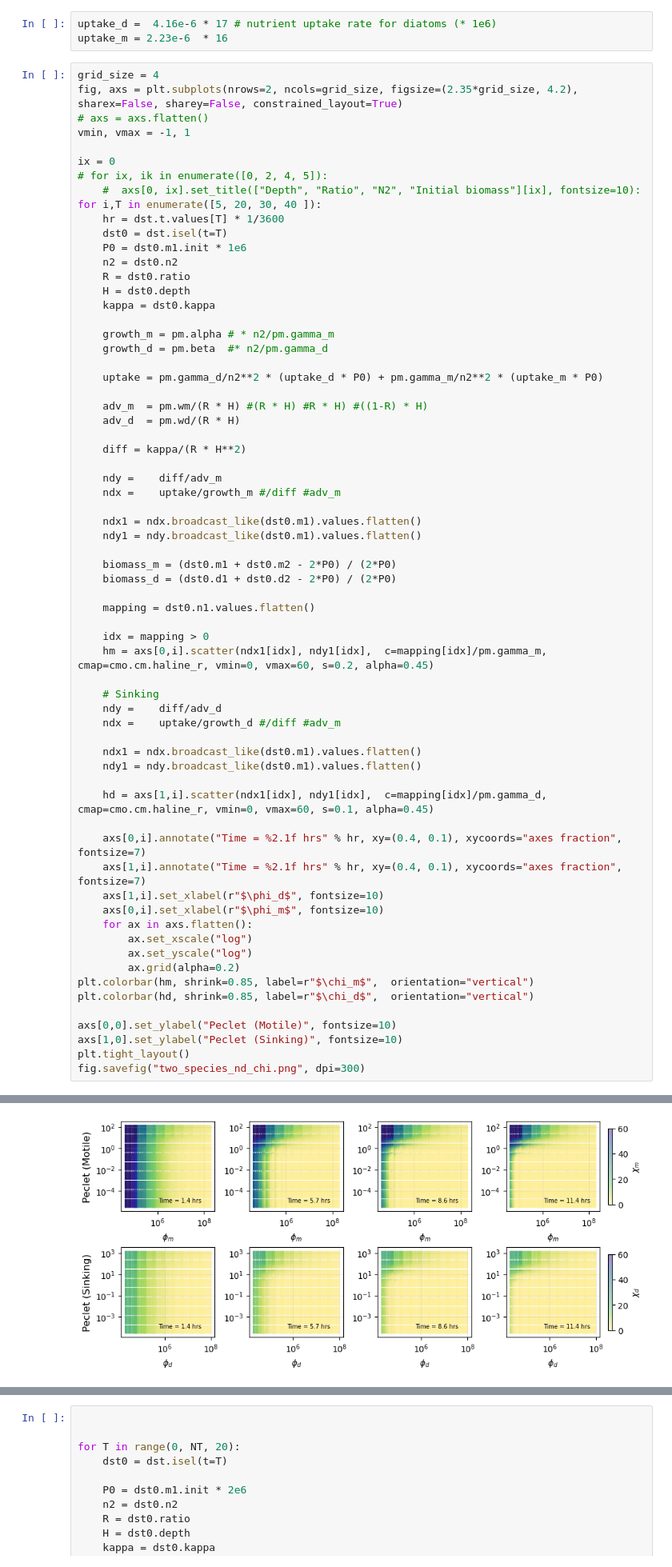
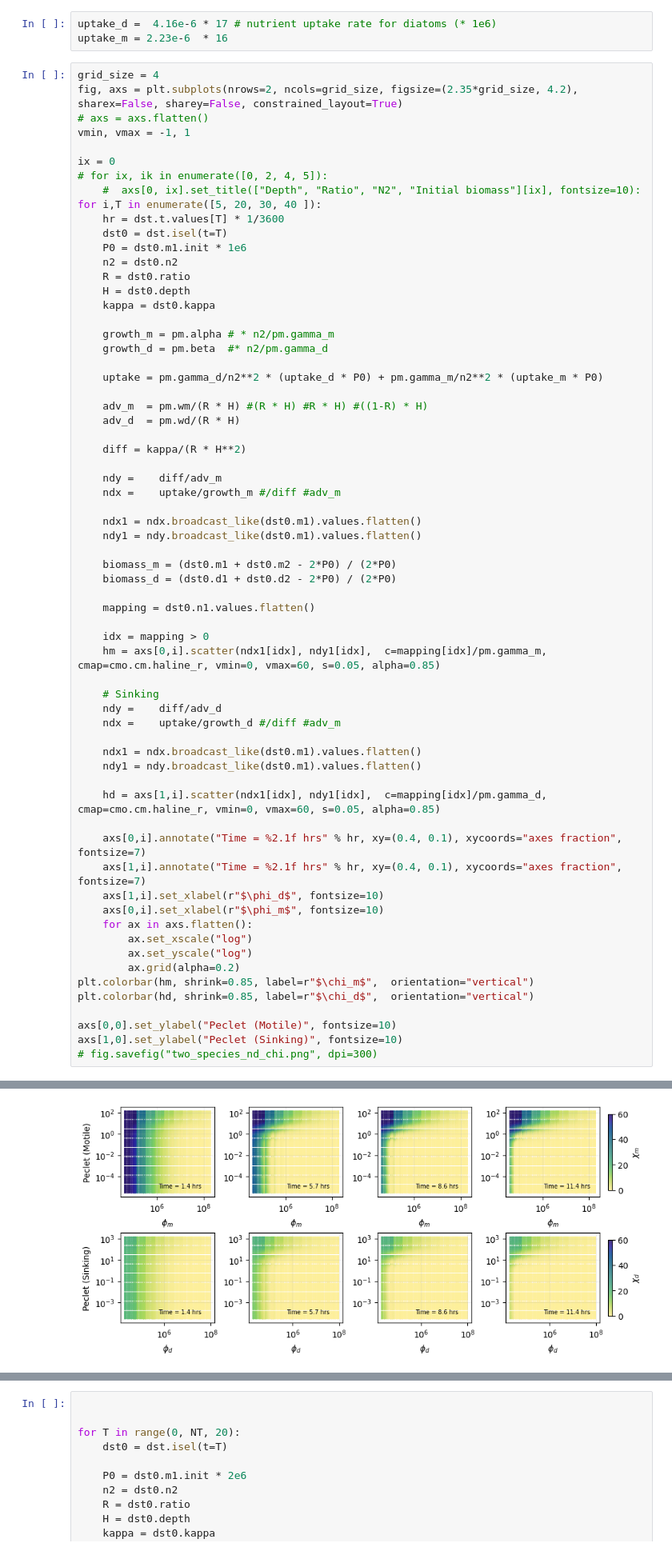
Before and after one commit to sienna-white/box_model, a Jupyter notebook: two_species.ipynb, the cells around one changed output, grey strips where cells are left out. Shown at 80% size. Drawn from its saved outputs; the diff is of its cells as text.

Commit message:
plots starting to look a lot better.

```diff
--- a/two_species.ipynb
+++ b/two_species.ipynb
@@ -106,7 +106,7 @@ for i,T in enumerate([5, 20, 30, 40 ]):
     mapping = dst0.n1.values.flatten()
 
     idx = mapping > 0
-    hm = axs[0,i].scatter(ndx1[idx], ndy1[idx],  c=mapping[idx]/pm.gamma_m, cmap=cmo.cm.haline_r, vmin=0, vmax=60, s=0.2, alpha=0.45)
+    hm = axs[0,i].scatter(ndx1[idx], ndy1[idx],  c=mapping[idx]/pm.gamma_m, cmap=cmo.cm.haline_r, vmin=0, vmax=60, s=0.05, alpha=0.85)
 
     # Sinking
     ndy =    diff/adv_d
@@ -115,7 +115,7 @@ for i,T in enumerate([5, 20, 30, 40 ]):
     ndx1 = ndx.broadcast_like(dst0.m1).values.flatten()
     ndy1 = ndy.broadcast_like(dst0.m1).values.flatten()
 
-    hd = axs[1,i].scatter(ndx1[idx], ndy1[idx],  c=mapping[idx]/pm.gamma_d, cmap=cmo.cm.haline_r, vmin=0, vmax=60, s=0.1, alpha=0.45)
+    hd = axs[1,i].scatter(ndx1[idx], ndy1[idx],  c=mapping[idx]/pm.gamma_d, cmap=cmo.cm.haline_r, vmin=0, vmax=60, s=0.05, alpha=0.85)
 
     axs[0,i].annotate("Time = %2.1f hrs" % hr, xy=(0.4, 0.1), xycoords="axes fraction", fontsize=7)
     axs[1,i].annotate("Time = %2.1f hrs" % hr, xy=(0.4, 0.1), xycoords="axes fraction", fontsize=7)
@@ -130,6 +130,5 @@ plt.colorbar(hd, shrink=0.85, label=r"$\chi_d$",  orientation="vertical")
 
 axs[0,0].set_ylabel("Peclet (Motile)", fontsize=10)
 axs[1,0].set_ylabel("Peclet (Sinking)", fontsize=10)
-plt.tight_layout()
-fig.savefig("two_species_nd_chi.png", dpi=300)
+# fig.savefig("two_species_nd_chi.png", dpi=300)
 # %% [output]
@@ -137 +136 @@ AssertionError:
-[figure, old version]
+[figure, new version]
```
Also changed, not shown: parts of 4 cells of this notebook.
